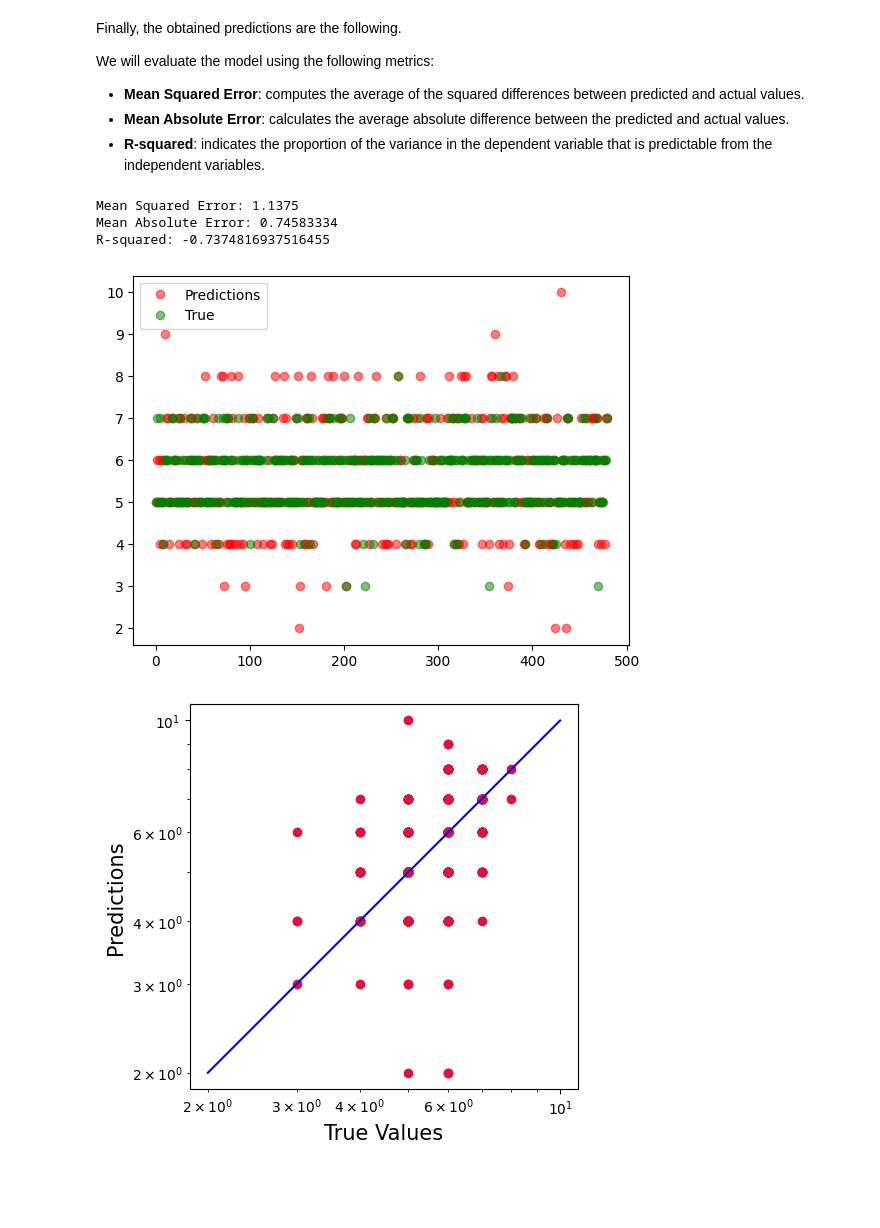
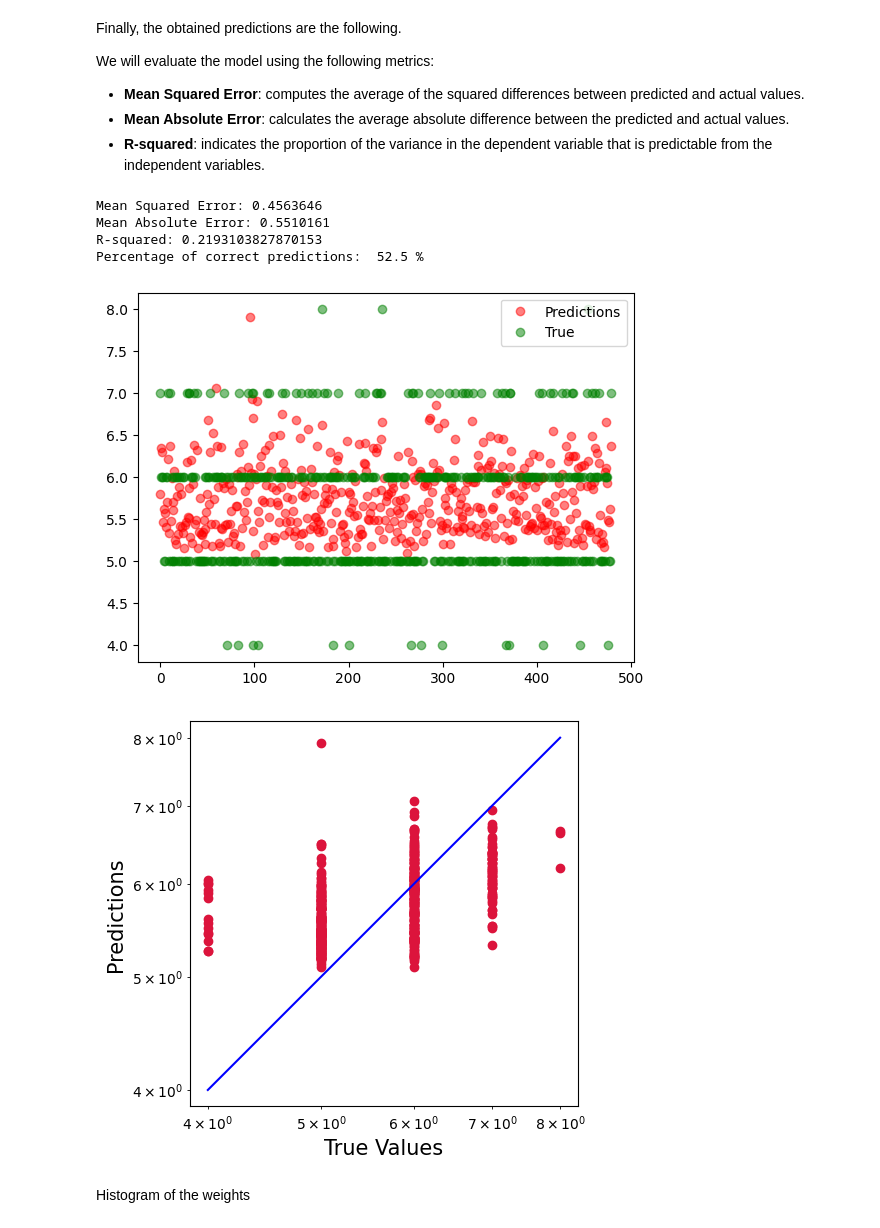
Before and after one commit to lorenzozanolin/DeepLearningLab, a Jupyter notebook: Exercises/Exercise 2/Regression/linear-regression.ipynb, the cells around one changed output. Saved outputs shown, nothing was run; the diff lists cells and outputs as text; code cells hidden in the pictures; blank space fills up the shorter version.

```diff
--- a/Exercises/Exercise 2/Regression/linear-regression.ipynb
+++ b/Exercises/Exercise 2/Regression/linear-regression.ipynb
@@ -191,7 +221,8 @@ def mgd(params, lr, batch_size, momentum):
 
             param.grad.zero_()
 
-criterion = nn.MSELoss()    #the loss function will be mean squared error
+def squared_loss(y_hat, y):
+    return (y_hat - y.reshape(y_hat.shape))**2 / 2
 
 def data_iter(batch_size, features, labels):    #to divide a single batch in multiple minibatches
     num_examples = len(features)
@@ -202,9 +233,6 @@ def data_iter(batch_size, features, labels):    #to divide a single batch in mul
         batch_indices = torch.tensor(indices[i:min(i +
                                                    batch_size, num_examples)])
         yield features[batch_indices], labels[batch_indices]
-
-def squared_loss(y_hat, y):
-    return (y_hat - y.reshape(y_hat.shape))**2 / 2
 
 def print_result(y_true, y_pred):       #plot the graphs
     plt.clf()
@@ -218,6 +246,15 @@ def print_correctness(ground_truth,predicted_labels):       #prints the accuracy
     print('Mean Squared Error:\f',metrics.mean_squared_error(ground_truth,predicted_labels))
     print('Mean Absolute Error:\f',metrics.mean_absolute_error(ground_truth,predicted_labels))
     print('R-squared:\f',metrics.r2_score(ground_truth,predicted_labels))
+
+    # now compute the number of correct guesses
+    predicted_labels = predicted_labels.round()     #aproximation, since we need int values
+    x=0
+    for i in range(0,ground_truth.shape[0]-1):
+        if(predicted_labels[i] == ground_truth[i]):
+            x+=1
+
+    print("Percentage of correct predictions: ", x/ground_truth.shape[0]*100,"%")
 # %% [markdown]
 Training loop
 # %%
@@ -279,21 +324,20 @@ We will evaluate the model using the following metrics:
 # %%
 test_predictions_N = []
 with torch.no_grad():
     for X in X_test_N:
         test_predictions_N.append(linreg(X,weights,bias))       #we calculate all the predictions on the test set
 
 _,_,test_predictions,y_test = denormalize_features(X_train_N,X_test_N,torch.tensor(test_predictions_N),y_test_n)    #we denormalize the features
 
-test_predictions = test_predictions.round()     #aproximation, since we need int values
-
 with torch.no_grad():
     print_correctness(y_test,test_predictions)  #prints accuracy
     print_result(y_test,test_predictions)
 # %% [output]
-Mean Squared Error: 1.1375
-Mean Absolute Error: 0.74583334
-R-squared: -0.7374816937516455
+Mean Squared Error: 0.4563646
+Mean Absolute Error: 0.5510161
+R-squared: 0.2193103827870153
+Percentage of correct predictions:  52.5 %
-[figure, old version]
+[figure, new version]
 # %%
 plt.figure(figsize=(5,5))
 plt.scatter(y_test, test_predictions, c='crimson')
@@ -308,4 +352,6 @@ plt.ylabel('Predictions', fontsize=15)
 plt.axis('equal')
 plt.show()
 # %% [output]
-[figure, old version]
+[figure, new version]
+# %% [markdown]
+Histogram of the weights
```
Also changed, not shown: parts of 7 cells of this notebook.
